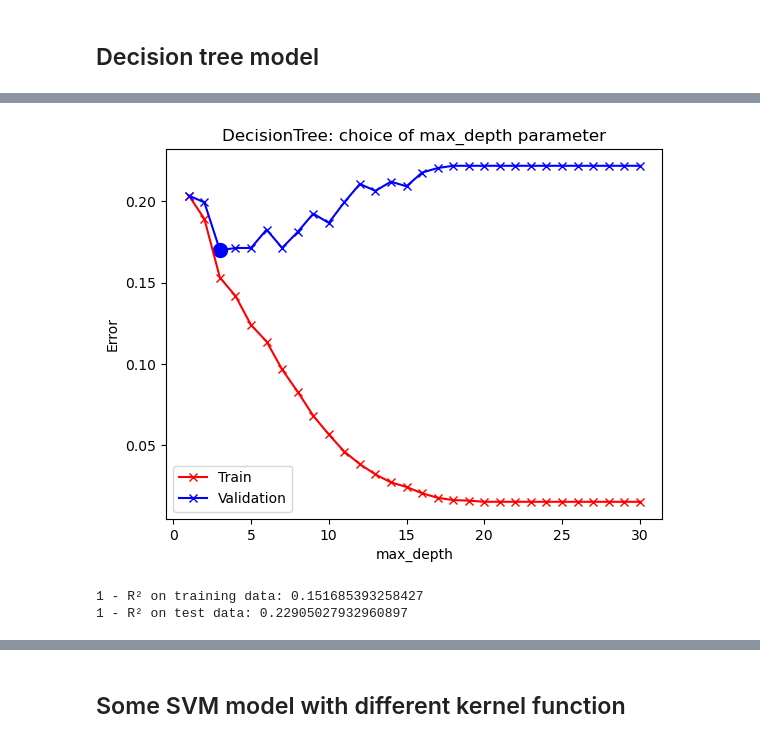
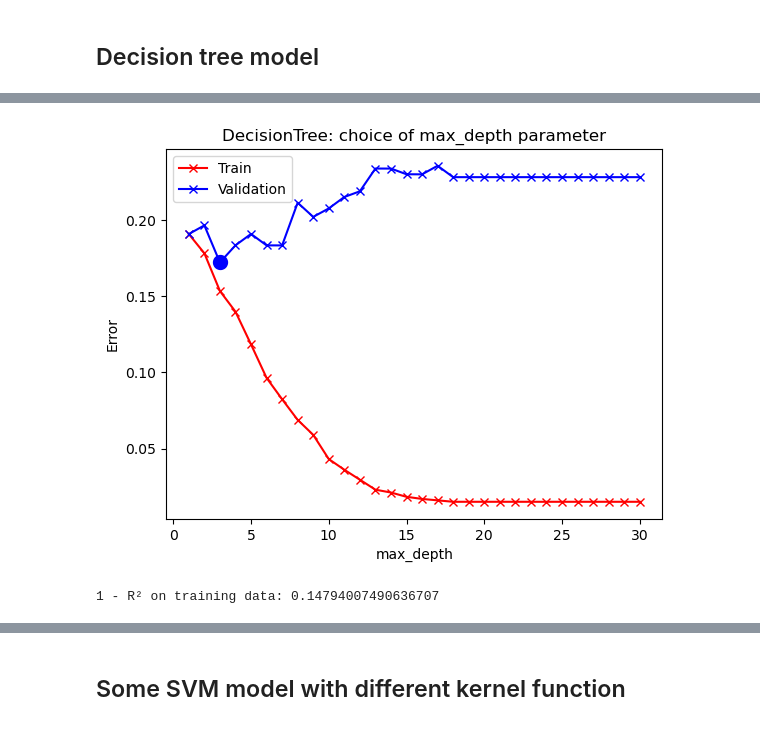
Before and after one commit to luca037/MachineLearningLabs, a Jupyter notebook: extra/kaggle/titanic/titanic.ipynb, the cells around one changed output, grey strips where cells are left out. Saved outputs shown, nothing was run; the diff lists cells and outputs as text; code cells hidden in the pictures.

```diff
--- a/extra/kaggle/titanic/titanic.ipynb
+++ b/extra/kaggle/titanic/titanic.ipynb
@@ -169,11 +169,13 @@ Column Embarked (index: 6) -- data type: <class 'float'>
 # %% [markdown]
 ## Split data into train/validation and test
 # %%
-# Split data into train (4/5 of samples) and test data (1/5 of samples)
+# Split data.
 m = X.shape[0]
-m_train = int(4./5. * m)
-m_test = m - m_train
+m_train = int(3./5. * m)
+m_val = int((m - m_train) / 2.)
+m_test = m - m_train - m_val
 
-print("Amount of data for training and deciding parameters:", m_train)
-print("Amount of data for test:", m_test)
+print("Amount of data for training set:", m_train)
+print("Amount of data for validation set", m_val)
+print("Amount of data for test set:", m_test)
 # %% [output]
@@ -182,4 +185,14 @@ Amount of data for test: 179
 # %%
 from sklearn.model_selection import train_test_split
 
-X_train, X_test, Y_train, Y_test = train_test_split(X, Y, test_size=m_test/m, random_state=12)
+# Split into train_val and test.
+X_train_val, X_test, Y_train_val, Y_test = train_test_split(X, Y, test_size=m_test/m, random_state=12)
+
+# Split into train and val.
+X_train, X_val, Y_train, Y_val = train_test_split(X_train_val, Y_train_val, test_size=m_val/(m_train + m_val), random_state=12)
+
+# Check size of sets.
+print("Training size:", X_train.shape[0])
+print("Validation size:", X_val.shape[0])
+print("Training and validation size:", X_train_val.shape[0])
+print("Test size:", X_test.shape[0])
@@ -224,6 +246,9 @@ def k_fold_cross_validation(X, Y, model_func, num_folds = 5, **param_grid):
     err_training_kfold = np.zeros(len(param_list),)
 
     for i, params in enumerate(param_list):
+
+        print(f'#{i+1} Performing k-fold for params = {params}...')
+
         model = model_func(**params)
 
         for train_index, validation_index in kf.split(X):
@@ -250,7 +275,7 @@ def k_fold_cross_validation(X, Y, model_func, num_folds = 5, **param_grid):
     # -- choose the best paramter: the one that minimizes the (the estimation of the true) loss
     best_param = param_list[np.argmin(err_validation_kfold)]
 
-    return [best_param, err_training_kfold, err_validation_kfold]
+    return best_param, err_training_kfold, err_validation_kfold
 # %% [markdown]
 ## Decision tree model
 # %%
@@ -269,7 +294,8 @@ Test error = 0.23463687150837986
 # %%
 # Let's try with k-cross validation on the max_depth parameter.
 max_depth_grid = {"max_depth": [v for v in range(1, 31)], "random_state": [12]}
-results = k_fold_cross_validation(X_train_scaled, Y_train, model_func=DecisionTreeClassifier, **max_depth_grid)
-print("Optimal max_depth is:", results[0])
-print("Min validation error (1 - R²):", np.min(results[2]))
+max_depth_dict, dt_err_train, dt_err_val = k_fold_cross_validation(X_train_scaled, Y_train, model_func=DecisionTreeClassifier, **max_depth_grid)
+opt_max_depth = max_depth_dict["max_depth"]
+print("Optimal max_depth is:", opt_max_depth)
+print("Min validation error (1 - R²):", np.min(dt_err_val))
 # %% [output]
@@ -278,40 +319,37 @@ Min validation error (1 - R²): 0.16993006993006993
 # %%
 # -- plot the training error
 plt.plot(max_depth_grid["max_depth"],
-         results[1],
+         dt_err_train,
          color='r',
          marker='x')
 
 # -- plot the validation error
 plt.plot(max_depth_grid["max_depth"],
-         results[2],
+         dt_err_val,
          color='b',
          marker='x')
 
 # -- highlight min loss
-plt.scatter(results[0]["max_depth"],
-            np.min(results[2]),
+plt.scatter(opt_max_depth,
+            np.min(dt_err_val),
             color='b',
             marker='o',
             linewidths=5)
 
 plt.legend(['Train', 'Validation'])
 plt.xlabel('max_depth')
 plt.ylabel('Error')
 plt.title('DecisionTree: choice of max_depth parameter')
-plt.savefig('train_val_loss.pdf')
 plt.show()
 # %% [output]
-[figure, old version]
+[figure, new version]
 # %%
 # Final model for decision tree.
-final_decision_tree = DecisionTreeClassifier(**results[0])
+final_decision_tree = DecisionTreeClassifier(**max_depth_dict)
 final_decision_tree.fit(X_train_scaled, Y_train)
 print("1 - R² on training data:", 1 - final_decision_tree.score(X_train_scaled, Y_train))
-print("1 - R² on test data:", 1 - final_decision_tree.score(X_test_scaled, Y_test))
 # %% [output]
-1 - R² on training data: 0.151685393258427
-1 - R² on test data: 0.22905027932960897
+1 - R² on training data: 0.14794007490636707
 # %%
 # Plot the tree of the final model.
 from sklearn import tree
```
Also changed, not shown: parts of 17 cells of this notebook, 2 other files.
